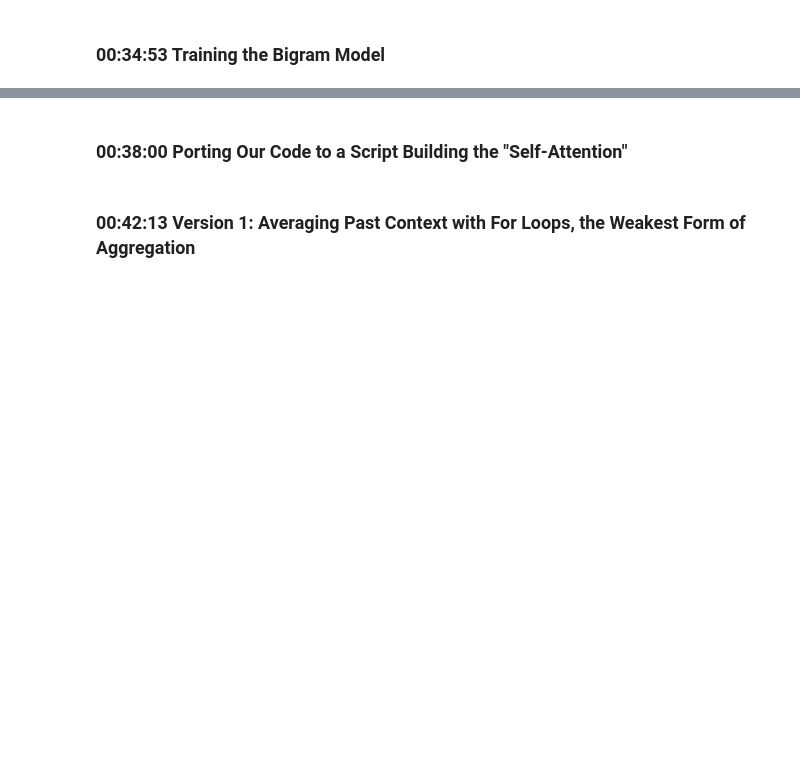
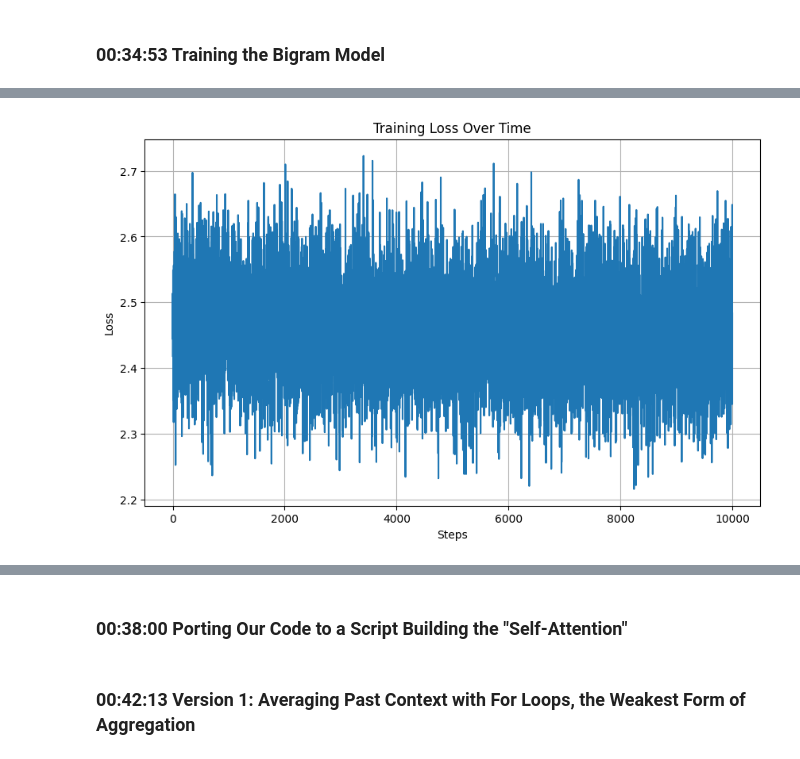
Before and after one commit to BMugo84/pytorch_in_25_hours, a Jupyter notebook: attn_is_all_you_need_Shakespeare.ipynb, the cells around one changed output, grey strips where cells are left out. Saved outputs shown, nothing was run; the diff lists cells and outputs as text; code cells hidden in the pictures; blank space fills up the shorter version.

Commit message:
Trained the simple model

```diff
--- a/attn_is_all_you_need_Shakespeare.ipynb
+++ b/attn_is_all_you_need_Shakespeare.ipynb
@@ -369,2 +353,25 @@ tensor([-1.5101, -0.0948,  1.0927,  0.1505,  1.6347, -0.0518,  0.4996,  0.7216,
 # %% [markdown]
 ### 00:34:53 Training the Bigram Model
+# %%
+# create a pytorch optimizer
+optimizer = torch.optim.AdamW(m.parameters(), lr=1e-3)
+# %%
+batch_size = 32
+losses = []  # List to store loss values
+
+for steps in range(10000):
+    # sample a batch of data
+    xb, yb = get_batch('train')
+
+    # evaluate the loss
+    logits, loss = m(xb, yb)
+    optimizer.zero_grad(set_to_none=True)
+    loss.backward()
+    optimizer.step()
+
+       # Store the loss value
+    losses.append(loss.item())
+
+    # Print loss every 1000 steps
+    if steps % 1000 == 0:
+        print(f'Step {steps}: Loss {loss.item():.4f}')
@@ -370,0 +389,13 @@ tensor([-1.5101, -0.0948,  1.0927,  0.1505,  1.6347, -0.0518,  0.4996,  0.7216,
+# %%
+import matplotlib.pyplot as plt
+
+# Plotting the loss
+plt.figure(figsize=(10, 6))
+plt.plot(losses)
+plt.title('Training Loss Over Time')
+plt.xlabel('Steps')
+plt.ylabel('Loss')
+plt.grid(True)
+plt.show()
+# %% [output]
+[figure, added]
```
Also changed, not shown: parts of 5 cells of this notebook.
